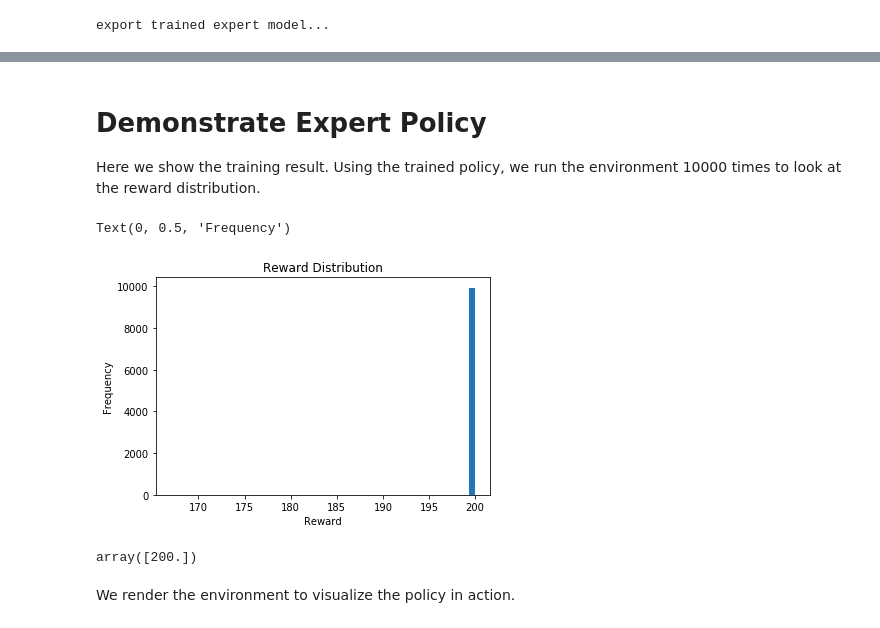
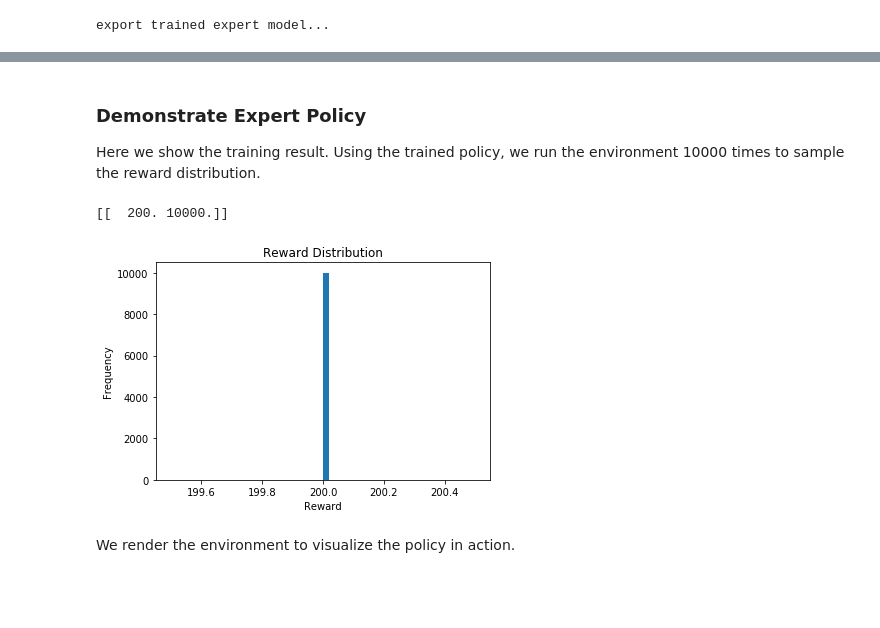
Before and after one commit to rhklite/apprenticeship_inverse_RL, a Jupyter notebook: Apprenticeship_Inverse_Reinforcement_Learning.ipynb, the cells around one changed output, grey strips where cells are left out. Drawn from its saved outputs; the diff is of its cells as text; code cells hidden in the pictures; blank space fills up the shorter version.

```diff
--- a/Apprenticeship_Inverse_Reinforcement_Learning.ipynb
+++ b/Apprenticeship_Inverse_Reinforcement_Learning.ipynb
@@ -267,4 +274,4 @@ export trained expert model...
 # %% [markdown]
-# Demonstrate Expert Policy
+### Demonstrate Expert Policy
 
-Here we show the training result. Using the trained policy, we run the environment 10000 times to look at the reward distribution.
+Here we show the training result. Using the trained policy, we run the environment 10000 times to sample the reward distribution.
@@ -271,17 +280,13 @@ Here we show the training result. Using the trained policy, we run the environme
 # %%
-expertReward=play_policy(bins,expert_Q,N=10000,render=False)
-
 plt.hist(expertReward,bins=50)
 plt.title("Reward Distribution")
 plt.xlabel("Reward")
 plt.ylabel("Frequency")
+unique, counts = np.unique(expertReward, return_counts=True)
+print (np.asarray((unique, counts)).T)
 # %% [output]
-Text(0, 0.5, 'Frequency')
+[[  200. 10000.]]
-[figure, old version]
+[figure, new version]
-# %%
-np.unique(expertReward, return_counts=False)
-# %% [output]
-array([200.])
 # %% [markdown]
 We render the environment to visualize the policy in action.
 # %%
```
Also changed, not shown: parts of 14 cells of this notebook, 2 other files.
